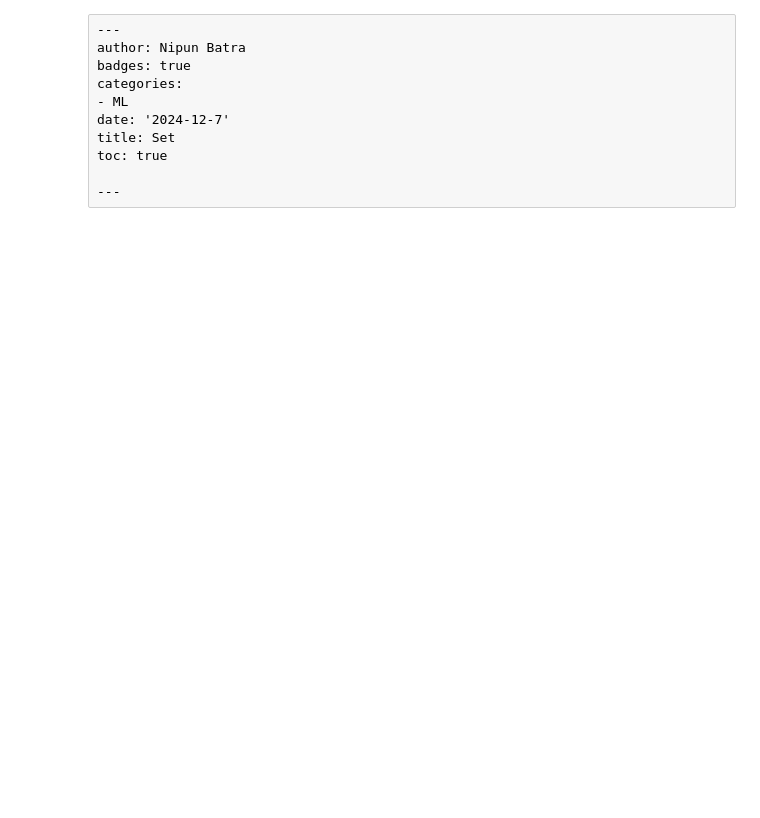
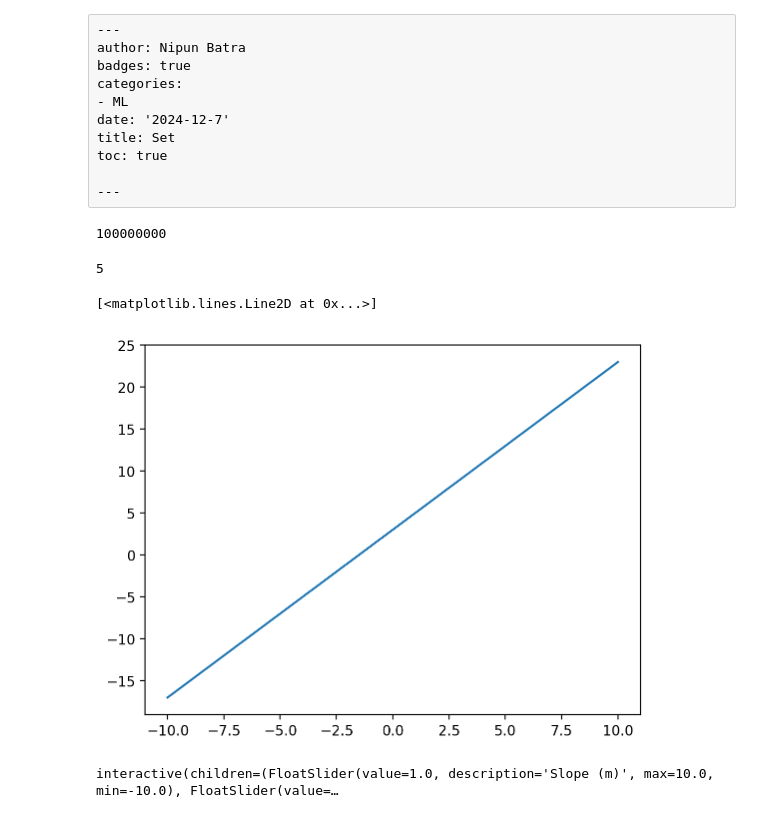
Before and after one commit to nipunbatra/psdv-teaching, a Jupyter notebook: notebooks/set.ipynb, the cells around one changed output. Cells and saved outputs as stored; diff of their text form; code cells hidden in the pictures; blank space fills up the shorter version.

```diff
--- a/notebooks/set.ipynb
+++ b/notebooks/set.ipynb
@@ -19,0 +23,51 @@ import pandas as pd
+# %%
+# uncountable set
+x = np.random.rand(100000000)
+#print(x)
+np.unique(x).size
+# %% [output]
+100000000
+# %%
+# Set of lines in 2d
+def line_fx(x, m, c):
+    return m*x + c
+
+line_fx(1, 2, 3)
+# %% [output]
+5
+# %%
+x_lin = np.linspace(-10, 10, 100)
+y_lin_2_3 = line_fx(x_lin, 2, 3)
+
+plt.plot(x_lin, y_lin_2_3)
+# %% [output]
+[<matplotlib.lines.Line2D at 0x...>]
+[figure, added]
+# %%
+from ipywidgets import interact
+import ipywidgets as widgets
+
+
+
+def plot_line(m, c):
+    x_lin = np.linspace(-10, 10, 100)
+    y_lin = line_fx(x_lin, m, c)
+
+    plt.figure(figsize=(8, 6))
+    plt.plot(x_lin, y_lin, label=f'Line: y = {m}x + {c}')
+    plt.axhline(0, color='black', linewidth=0.8, linestyle='--')
+    plt.axvline(0, color='black', linewidth=0.8, linestyle='--')
+    plt.grid(alpha=0.5)
+    plt.legend()
+    plt.title("Interactive Line Plot")
+    plt.xlabel("x")
+    plt.ylabel("y")
+    plt.ylim(-10, 10)
+    plt.show()
+
+# Interactive widget
+interact(plot_line,
+         m=widgets.FloatSlider(value=1, min=-10, max=10, step=0.1, description='Slope (m)'),
+         c=widgets.FloatSlider(value=0, min=-10, max=10, step=0.1, description='Intercept (c)'));
+# %% [output]
+interactive(children=(FloatSlider(value=1.0, description='Slope (m)', max=10.0, min=-10.0), FloatSlider(value=…
```
Also changed, not shown: parts of 78 cells of this notebook.
